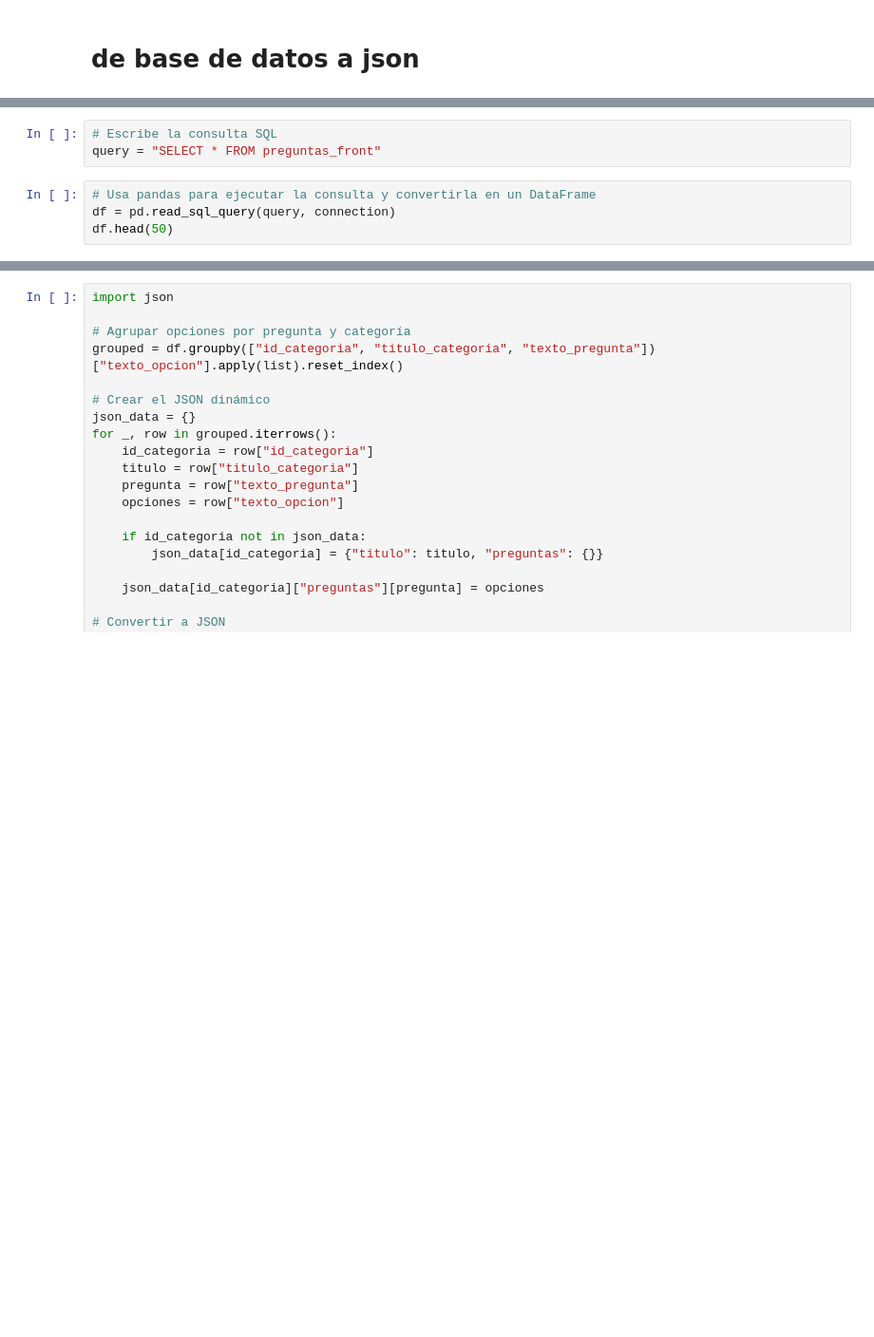
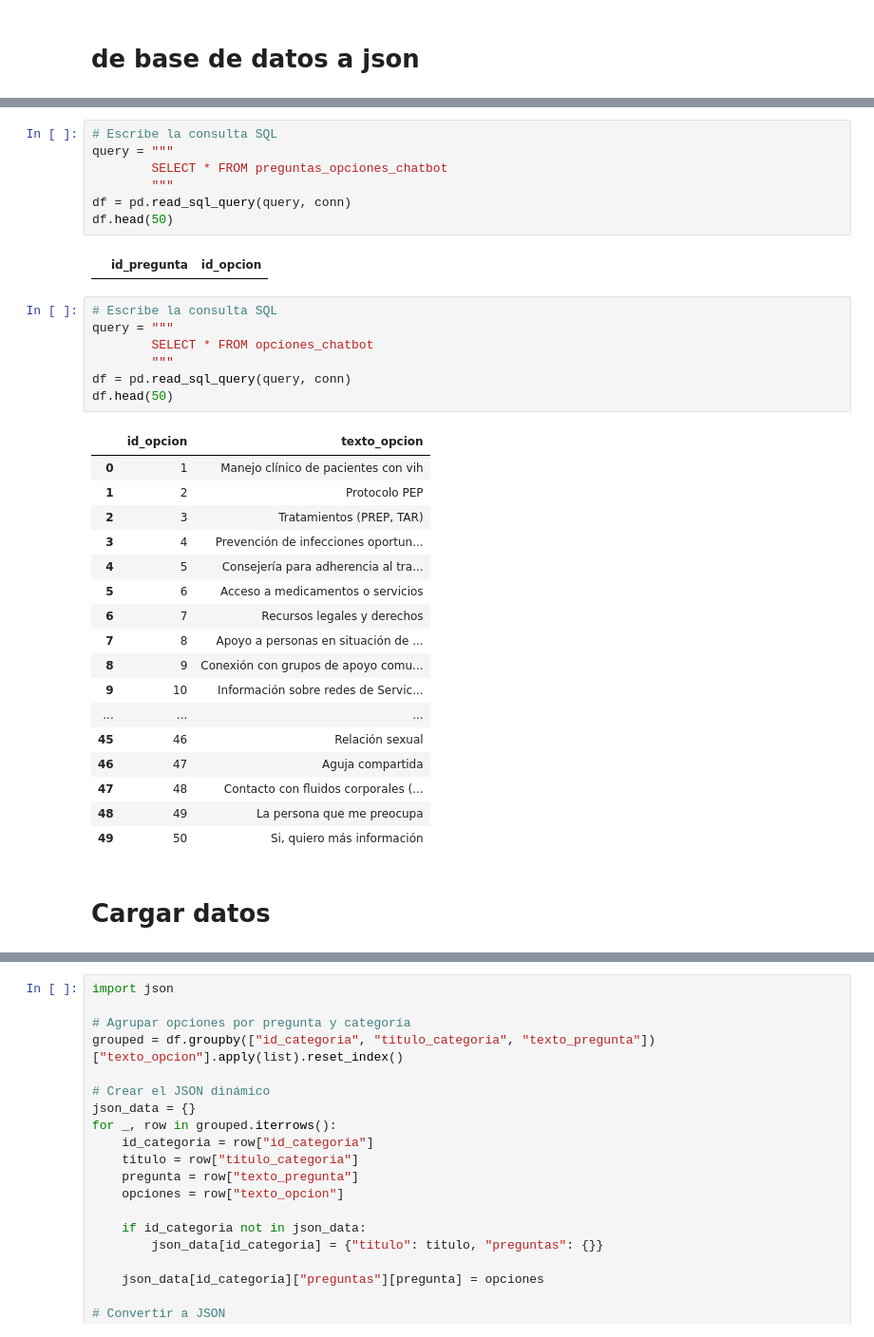
Before and after one commit to JavierRodriguezFontiveros/FELGTBI-, a Jupyter notebook: Api/p.ipynb, the cells around one changed output, grey strips where cells are left out. Shown: that part at 95% size. Cells and saved outputs as stored; diff of their text form; blank space fills up the shorter version.

```diff
--- a/Api/p.ipynb
+++ b/Api/p.ipynb
@@ -36,7 +59,36 @@ Conexión exitosa a la base de datos PostgreSQL con SSL
 # %%
 # Escribe la consulta SQL
-query = "SELECT * FROM preguntas_front"
+query = """
+        SELECT * FROM preguntas_opciones_chatbot
+        """
+df = pd.read_sql_query(query, conn)
+df.head(50)
+# %% [output]
+|  | id_pregunta | id_opcion |
 # %%
-# Usa pandas para ejecutar la consulta y convertirla en un DataFrame
-df = pd.read_sql_query(query, connection)
+# Escribe la consulta SQL
+query = """
+        SELECT * FROM opciones_chatbot
+        """
+df = pd.read_sql_query(query, conn)
 df.head(50)
+# %% [output]
+|  | id_opcion | texto_opcion |
+| 0 | 1 | Manejo clínico de pacientes con vih |
+| 1 | 2 | Protocolo PEP |
+| 2 | 3 | Tratamientos (PREP, TAR) |
+| 3 | 4 | Prevención de infecciones oportun... |
+| 4 | 5 | Consejería para adherencia al tra... |
+| 5 | 6 | Acceso a medicamentos o servicios |
+| 6 | 7 | Recursos legales y derechos |
+| 7 | 8 | Apoyo a personas en situación de ... |
+| 8 | 9 | Conexión con grupos de apoyo comu... |
+| 9 | 10 | Información sobre redes de Servic... |
+| ... | ... | ... |
+| 45 | 46 | Relación sexual |
+| 46 | 47 | Aguja compartida |
+| 47 | 48 | Contacto con fluidos corporales (... |
+| 48 | 49 | La persona que me preocupa |
+| 49 | 50 | Si, quiero más información |
+# %% [markdown]
+# Cargar datos
```
Also changed, not shown: parts of 14 cells of this notebook, 3 other files.
